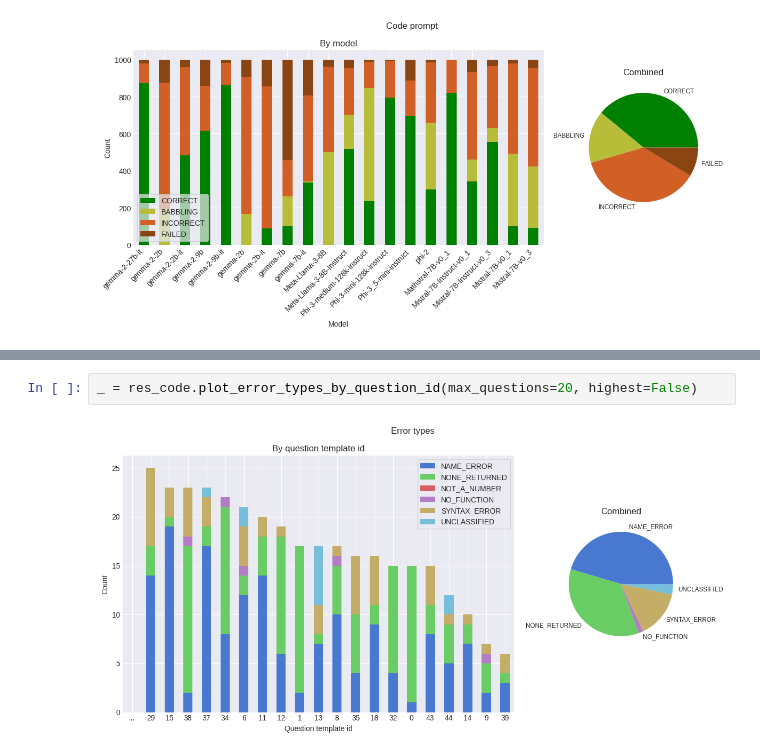
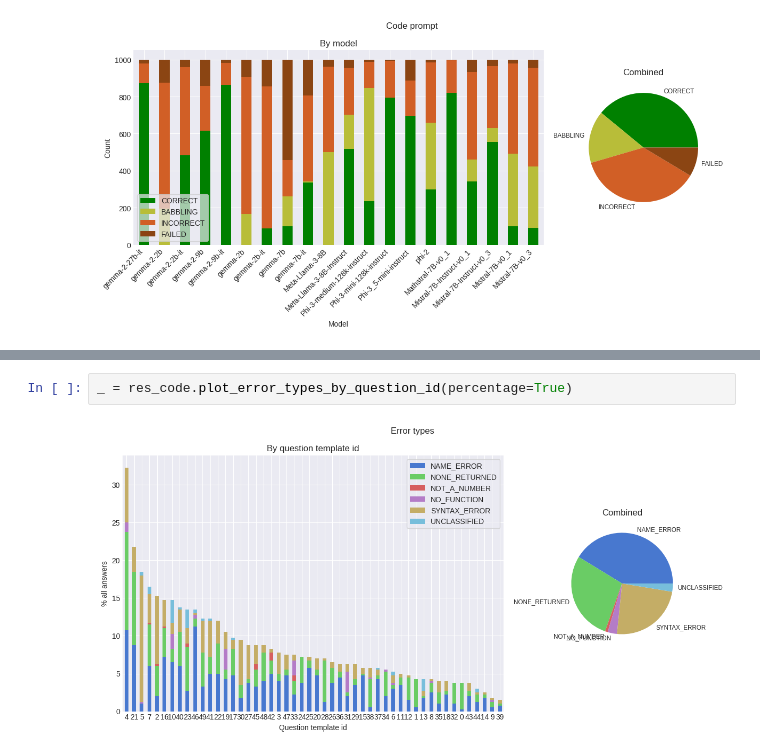
Before and after one commit to the-mysh/gsm-symbolic-benchmarking, a Jupyter notebook: notebooks/results_pres/2025-12-15.ipynb, the cells around one changed output, grey strips where cells are left out. Saved outputs shown, nothing was run; the diff lists cells and outputs as text.

```diff
--- a/notebooks/results_pres/2025-12-15.ipynb
+++ b/notebooks/results_pres/2025-12-15.ipynb
@@ -58,4 +55,4 @@ _ = res_code.plot_error_types_by_question_id(max_questions=20)
-# %%
-_ = res_code.plot_error_types_by_question_id(max_questions=20, highest=False)
-# %% [output]
-[figure, removed]
+# %%
+_ = res_code.plot_error_types_by_question_id(percentage=True)
+# %% [output]
+[figure, added]
```
Also changed, not shown: parts of 4 cells of this notebook, 1 other file.
